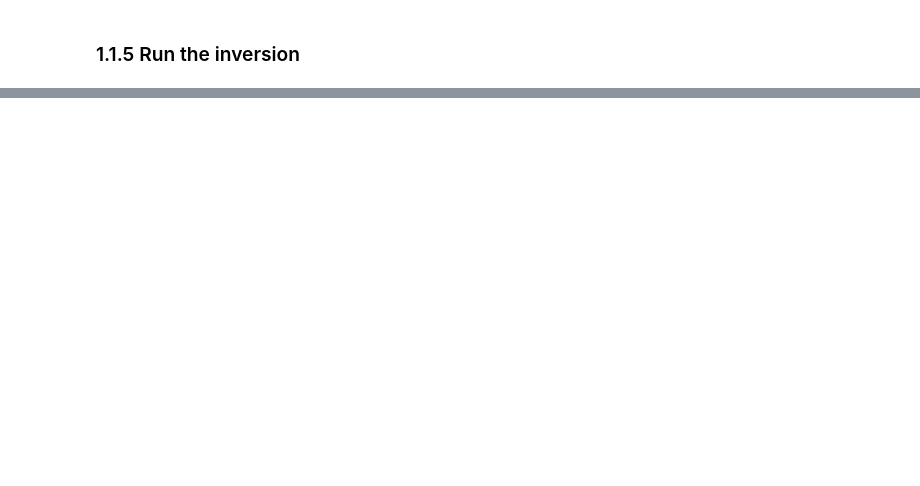
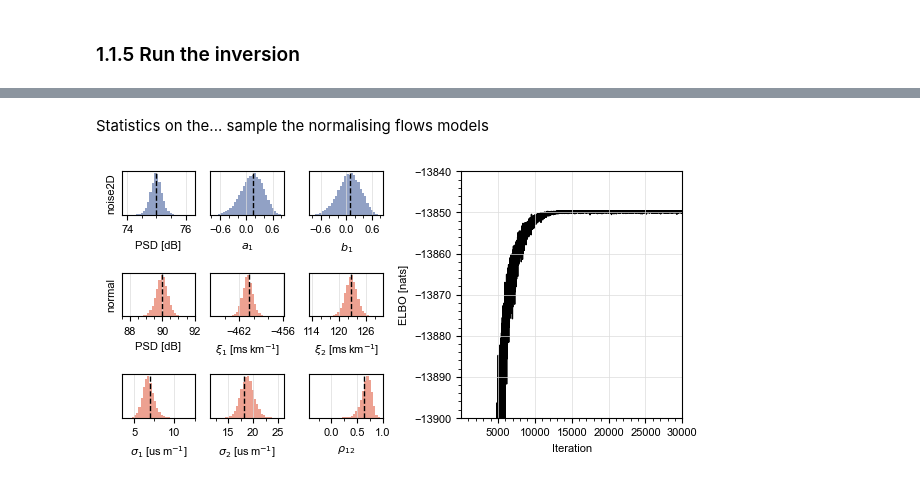
Before and after one commit to Claudia-Elijas/topophone2, a Jupyter notebook: docs/source/examples/example_1/example_1.1.ipynb, the cells around one changed output, grey strips where cells are left out. Cells and saved outputs as stored; diff of their text form; code cells hidden in the pictures; blank space fills up the shorter version.

```diff
--- a/docs/source/examples/example_1/example_1.1.ipynb
+++ b/docs/source/examples/example_1/example_1.1.ipynb
@@ -100,0 +189,78 @@ To set up the inversion, four classes
+# %% [markdown]
+Statistics on the... sample the normalising flows models
+# %%
+#__ Number of samples to draw __
+N_samples = 20000
+
+#__ Draw model samples from posterior pdf __
+m = inverse_problem.sample(N_samples=N_samples)         # (sample, parameter)
+
+#__ Calculate log-likelihood of each sample __
+lnp_d_m, _ = posterior.log_likelihood(m=m, grad=False)  # (sample,)
+
+#__ Save for later __
+np.savez_compressed(
+    f"{model_dir}/inversion_results.npz",
+    m            = m,
+    lnp_d_m      = lnp_d_m,
+    prior_bounds = (lower, upper)
+)
+# %%
+#__ Load true model for comparison __
+m_true = np.load('../data/SYNTHETICS.npz')['m_true']
+
+#__ Create figure and axes __
+fig = plt.figure(figsize=(6,3), facecolor='white', layout='constrained')
+gs  = GridSpec(figure=fig, nrows=3, ncols=6)
+axs = [fig.add_subplot(gs[:,3:])]
+axs.extend([fig.add_subplot(gs[0,j]) for j in range(3)])
+axs.extend([fig.add_subplot(gs[1,j]) for j in range(3)])
+axs.extend([fig.add_subplot(gs[2,j]) for j in range(3)])
+
+#__ Labels __
+for ax, xlab, ylab in zip(axs,
+    [r"Iteration",   r"PSD [dB]", r"$a_1$", r"$b_1$", r"PSD [dB]", r"$\xi_1$ [ms$\,$km$^{-1}$]", r"$\xi_2$ [ms$\,$km$^{-1}$]", r"$\sigma_1$ [us$\,$m$^{-1}$]", r"$\sigma_2$ [us$\,$m$^{-1}$]", r"$\rho_{12}$"],
+    [r"ELBO [nats]", r"noise2D", None, None, r"normal", None, None, None, None, None]
+):
+    if (xlab is not None): ax.set_xlabel(xlab, fontsize=small)
+    if (ylab is not None): ax.set_ylabel(ylab, fontsize=small)
+
+#__ Ticks __
+for ax, xlims, ylims, xticks, yticks in zip(axs,
+    [(1,N_iterations), None, None, None, None, None, None, None, None, None],
+    [(-13900,-13840), None, None, None, None, None, None, None, None, None],
+    [(5000,1000), (2,0.5), (0.6,0.2), (0.6,0.2), (2,0.5), (6,2), (6,2), (5,2.5), (5,2.5), (0.5,0.25)],
+    [(10,2), None, None, None, None, None, None, None, None, None]
+):
+    if (xlims is not None): ax.set_xlim(*xlims)
+    if (ylims is not None): ax.set_ylim(*ylims)
+    if (xticks is not None):
+        ax.xaxis.set_major_locator(ticker.MultipleLocator(xticks[0]))
+        ax.xaxis.set_minor_locator(ticker.MultipleLocator(xticks[1]))
+    else: ax.set_xticks([])
+    if (yticks is not None):
+        ax.yaxis.set_major_locator(ticker.MultipleLocator(yticks[0]))
+        ax.yaxis.set_minor_locator(ticker.MultipleLocator(yticks[1]))
+    else: ax.set_yticks([])
+    ax.tick_params(labelsize=small)
+    ax.grid(color='gainsboro', linewidth=0.5)
+
+#__ Plot loss function __
+axs[0].plot(1+np.arange(N_iterations), lnELBO, lw=1.0, c='k', zorder=1)
+
+#__ Plot 'noise2D' parameter histograms __
+scales = [1e0, 1e0, 1e0]
+for mi, mi_true, ax, sc in zip(m.T[6:], m_true[6:], axs[1:4], scales):
+    ax.hist(sc*mi, bins=30, color=theme[2], alpha=0.5, zorder=1)
+    ax.axvline(sc*mi_true, lw=1.0, ls='--', color='k', zorder=2)
+
+#__ Plot 'normal' parameter histograms __
+scales = [1e0, 1e6, 1e6, 1e6, 1e6, 1e0]
+for mi, mi_true, ax, sc in zip(m.T[:6], m_true[:6], axs[4:], scales):
+    ax.hist(sc*mi, bins=30, color=theme[0], alpha=0.5, zorder=1)
+    ax.axvline(sc*mi_true, lw=1.0, ls='--', color='k', zorder=2)
+
+#__ Show figure __
+fig.show()
+# %% [output]
+[figure, added]
```
Also changed, not shown: parts of 14 cells of this notebook.
